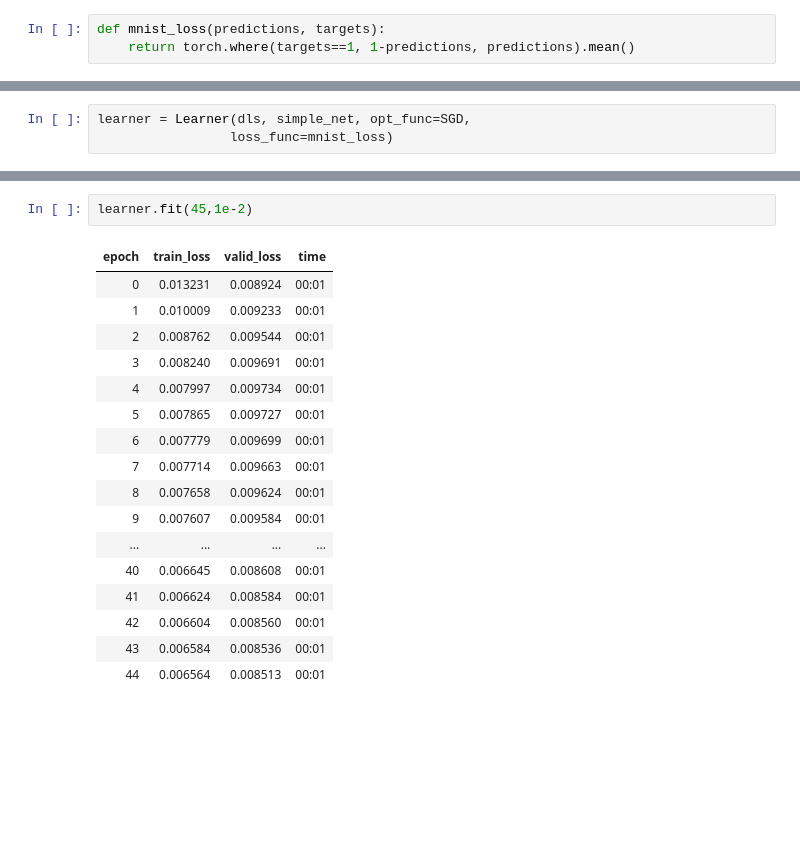
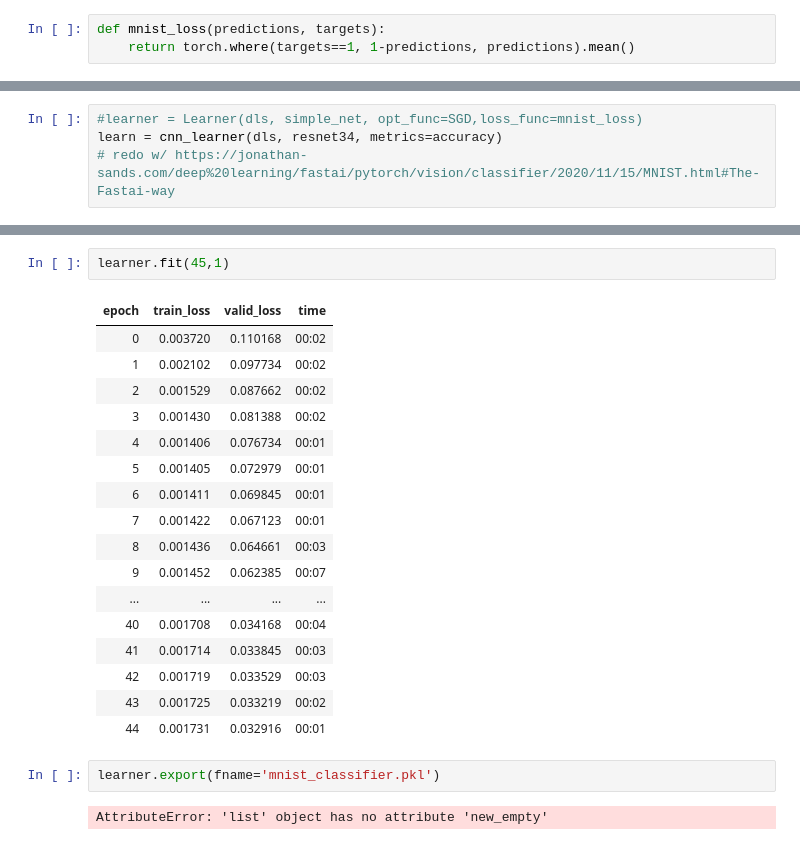
Before and after one commit to hyeonjungko/fastai, a Jupyter notebook: mnist_classifier.ipynb, the cells around one changed output, grey strips where cells are left out. Cells and saved outputs as stored; diff of their text form; blank space fills up the shorter version.

```diff
--- a/mnist_classifier.ipynb
+++ b/mnist_classifier.ipynb
@@ -138,5 +136,6 @@ simple_net = nn.Sequential(
     nn.Sigmoid()
 )
 # %%
-learner = Learner(dls, simple_net, opt_func=SGD,
-                 loss_func=mnist_loss)
+#learner = Learner(dls, simple_net, opt_func=SGD,loss_func=mnist_loss)
+learn = cnn_learner(dls, resnet34, metrics=accuracy)
+# redo w/ https://jonathan-sands.com/deep%20learning/fastai/pytorch/vision/classifier/2020/11/15/MNIST.html#The-Fastai-way
@@ -143,20 +150,24 @@ learner = Learner(dls, simple_net, opt_func=SGD,
 # %%
-learner.fit(45,1e-2)
+learner.fit(45,1)
 # %% [output]
 | epoch | train_loss | valid_loss | time |
-| 0 | 0.013231 | 0.008924 | 00:01 |
-| 1 | 0.010009 | 0.009233 | 00:01 |
-| 2 | 0.008762 | 0.009544 | 00:01 |
-| 3 | 0.008240 | 0.009691 | 00:01 |
-| 4 | 0.007997 | 0.009734 | 00:01 |
-| 5 | 0.007865 | 0.009727 | 00:01 |
-| 6 | 0.007779 | 0.009699 | 00:01 |
-| 7 | 0.007714 | 0.009663 | 00:01 |
-| 8 | 0.007658 | 0.009624 | 00:01 |
-| 9 | 0.007607 | 0.009584 | 00:01 |
+| 0 | 0.003720 | 0.110168 | 00:02 |
+| 1 | 0.002102 | 0.097734 | 00:02 |
+| 2 | 0.001529 | 0.087662 | 00:02 |
+| 3 | 0.001430 | 0.081388 | 00:02 |
+| 4 | 0.001406 | 0.076734 | 00:01 |
+| 5 | 0.001405 | 0.072979 | 00:01 |
+| 6 | 0.001411 | 0.069845 | 00:01 |
+| 7 | 0.001422 | 0.067123 | 00:01 |
+| 8 | 0.001436 | 0.064661 | 00:03 |
+| 9 | 0.001452 | 0.062385 | 00:07 |
 | ... | ... | ... | ... |
-| 40 | 0.006645 | 0.008608 | 00:01 |
-| 41 | 0.006624 | 0.008584 | 00:01 |
-| 42 | 0.006604 | 0.008560 | 00:01 |
-| 43 | 0.006584 | 0.008536 | 00:01 |
-| 44 | 0.006564 | 0.008513 | 00:01 |
+| 40 | 0.001708 | 0.034168 | 00:04 |
+| 41 | 0.001714 | 0.033845 | 00:03 |
+| 42 | 0.001719 | 0.033529 | 00:03 |
+| 43 | 0.001725 | 0.033219 | 00:02 |
+| 44 | 0.001731 | 0.032916 | 00:01 |
+# %%
+learner.export(fname='mnist_classifier.pkl')
+# %% [output]
+AttributeError: 'list' object has no attribute 'new_empty'
```
Also changed, not shown: parts of 5 cells of this notebook, 6 other files.
